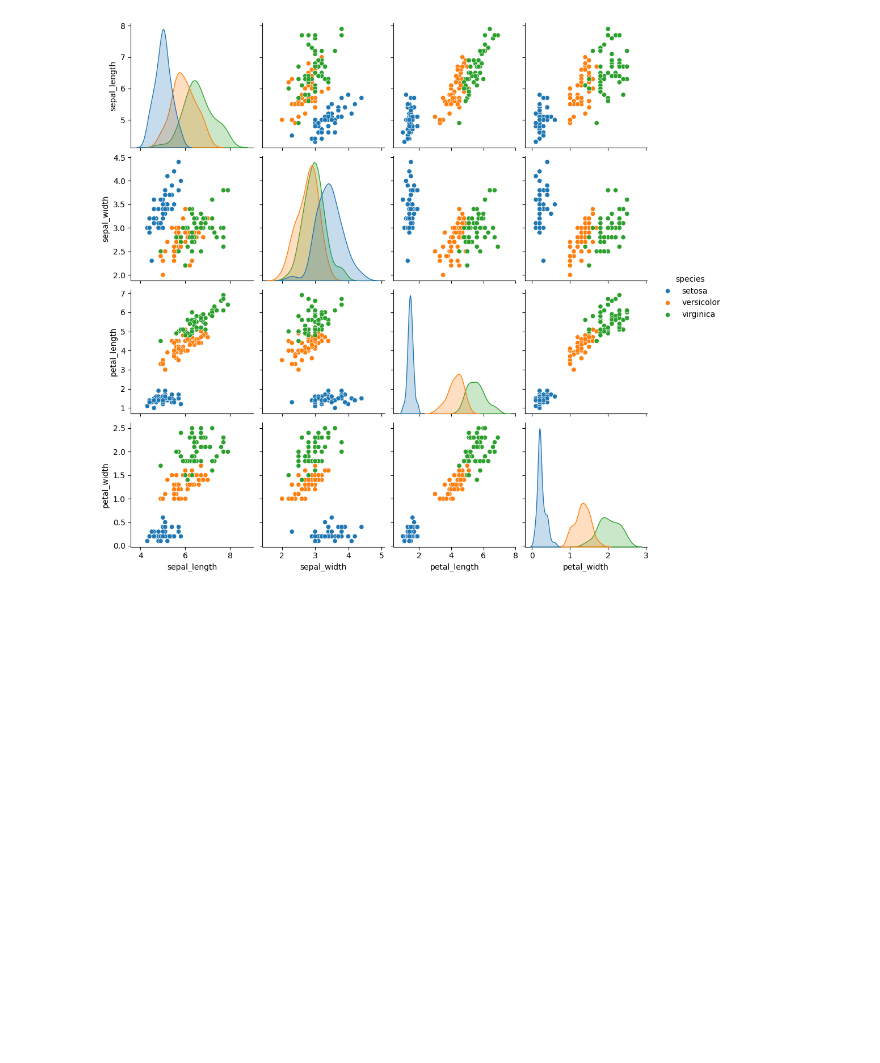
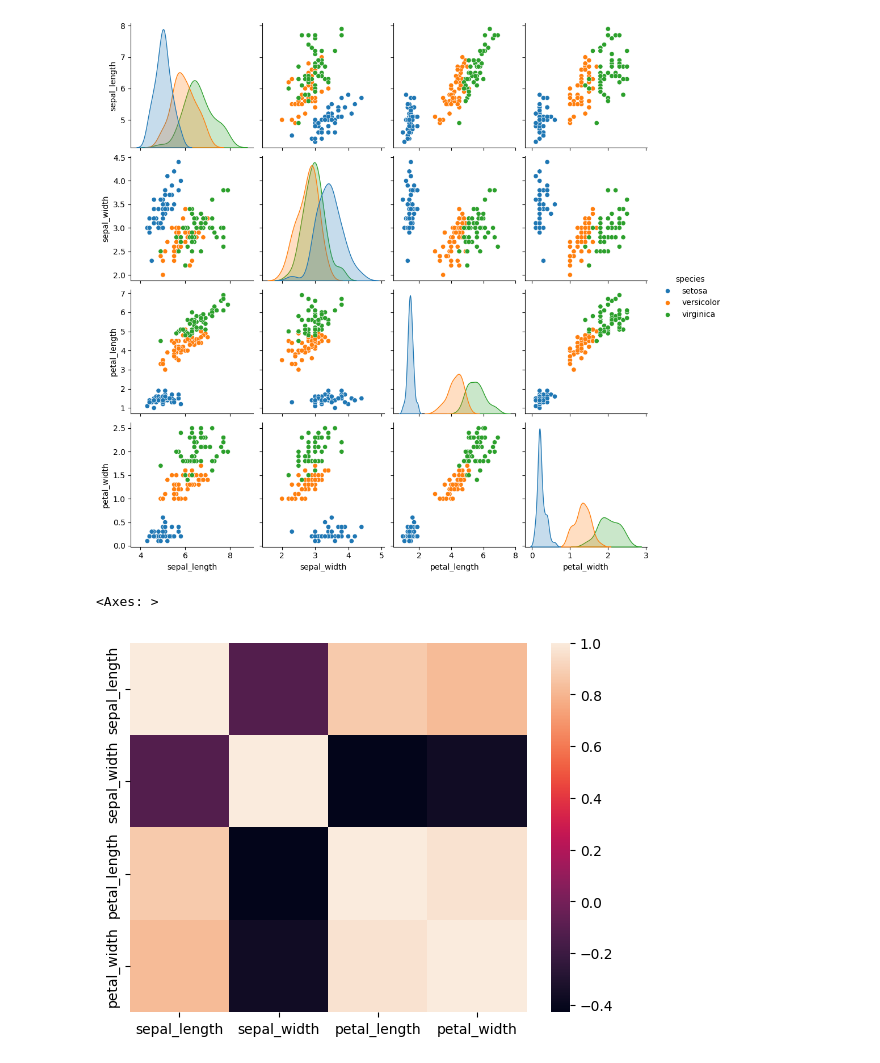
Before and after one commit to ab3lT/linear-regression-with-Iris-Dataset, a Jupyter notebook: notebook/iris.ipynb, the cells around one changed output. Saved outputs shown, nothing was run; the diff lists cells and outputs as text; code cells hidden in the pictures; blank space fills up the shorter version.

```diff
--- a/notebook/iris.ipynb
+++ b/notebook/iris.ipynb
@@ -53,3 +54,10 @@ sns.pairplot(data=iris,hue='species')
 # %% [output]
 <seaborn.axisgrid.PairGrid at 0x...>
 [figure]
+# %%
+numeric_iris_df = iris.select_dtypes(include='number')
+
+sns.heatmap(numeric_iris_df.corr())
+# %% [output]
+<Axes: >
+[figure, added]
```
Also changed, not shown: parts of 3 cells of this notebook.
